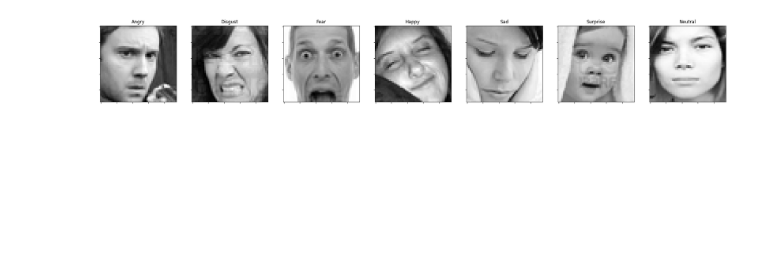
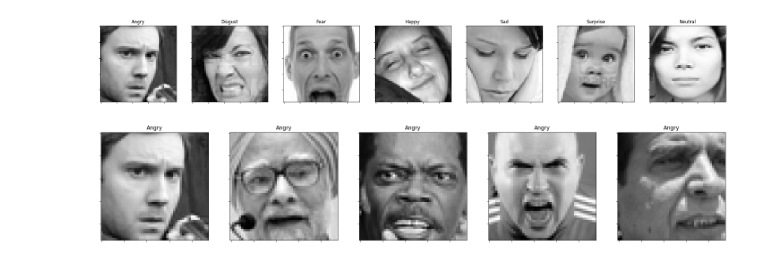
Before and after one commit to Devansharma/emotion-detection, a Jupyter notebook: Notebooks/Facial EDA.ipynb, the cells around one changed output. Cells and saved outputs as stored; diff of their text form; code cells hidden in the pictures; blank space fills up the shorter version.

```diff
--- a/Notebooks/Facial EDA.ipynb
+++ b/Notebooks/Facial EDA.ipynb
@@ -135,3 +130,7 @@ test_labels = to_categorical(test_image_label)
 plot_all_emotions()
 # %% [output]
 [figure]
+# %%
+plot_examples(label=0)
+# %% [output]
+[figure, added]
```
Also changed, not shown: parts of 11 cells of this notebook, 1 other file.
